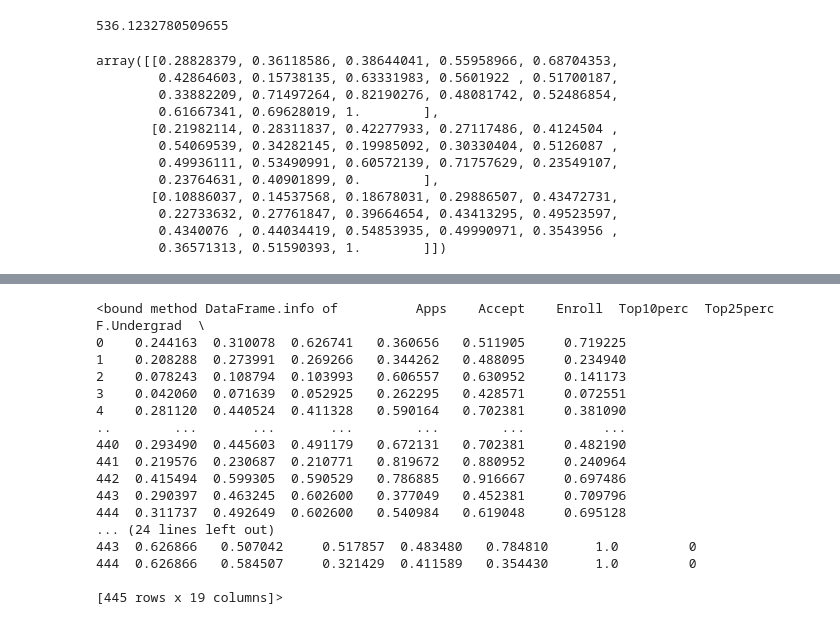
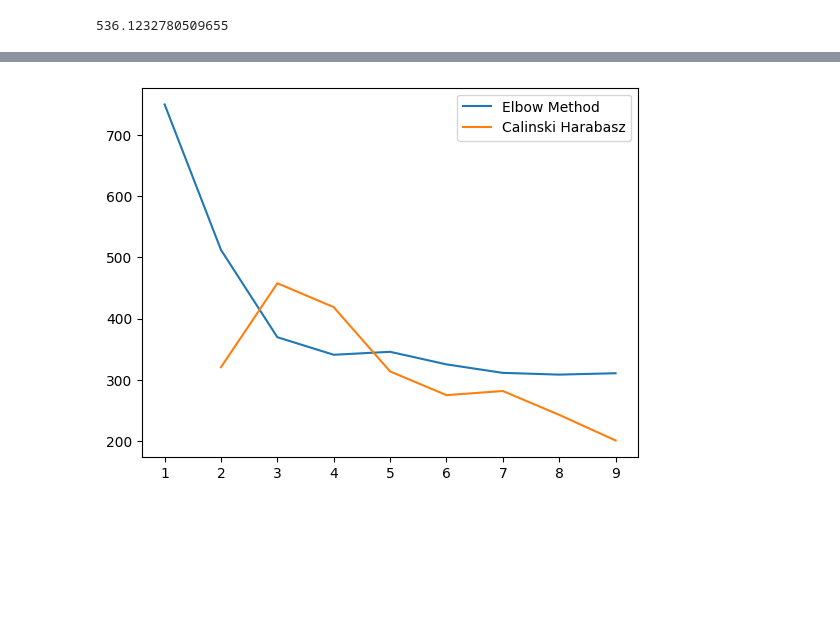
Before and after one commit to gabriel-ferreira-da-silva/K-mean, a Jupyter notebook: K_means_and_K_medoids.ipynb, the cells around one changed output, grey strips where cells are left out. Saved outputs shown, nothing was run; the diff lists cells and outputs as text; code cells hidden in the pictures; blank space fills up the shorter version.

```diff
--- a/K_means_and_K_medoids.ipynb
+++ b/K_means_and_K_medoids.ipynb
@@ -283,21 +315,6 @@ labels = kmeans_model.labels_
 metrics.calinski_harabasz_score(df_scale, labels)
 # %% [output]
 536.1232780509655
-# %%
-km.cluster_centers_
-# %% [output]
-array([[0.28828379, 0.36118586, 0.38644041, 0.55958966, 0.68704353,
-        0.42864603, 0.15738135, 0.63331983, 0.5601922 , 0.51700187,
-        0.33882209, 0.71497264, 0.82190276, 0.48081742, 0.52486854,
-        0.61667341, 0.69628019, 1.        ],
-       [0.21982114, 0.28311837, 0.42277933, 0.27117486, 0.4124504 ,
-        0.54069539, 0.34282145, 0.19985092, 0.30330404, 0.5126087 ,
-        0.49936111, 0.53490991, 0.60572139, 0.71757629, 0.23549107,
-        0.23764631, 0.40901899, 0.        ],
-       [0.10886037, 0.14537568, 0.18678031, 0.29886507, 0.43472731,
-        0.22733632, 0.27761847, 0.39664654, 0.43413295, 0.49523597,
-        0.4340076 , 0.44034419, 0.54853935, 0.49990971, 0.3543956 ,
-        0.36571313, 0.51590393, 1.        ]])
 # %%
 df_scale.describe()
 # %% [output]
@@ -310,23 +327,29 @@ df_scale.describe()
 | 50% | 0.141488 | 0.194066 | 0.242340 | 0.360656 | 0.511905 | 0.278418 | 0.168558 | 0.454153 | 0.443359 | ... |
 | 75% | 0.247410 | 0.331729 | 0.389044 | 0.524590 | 0.678571 | 0.440021 | 0.357374 | 0.595087 | 0.578125 | ... |
 | max | 1.000000 | 1.000000 | 1.000000 | 1.000000 | 1.000000 | 1.000000 | 1.000000 | 1.000000 | 1.000000 | ... |
-# %%
-df_scale.info
-# %% [output]
-<bound method DataFrame.info of          Apps    Accept    Enroll  Top10perc  Top25perc  F.Undergrad  \
-0    0.244163  0.310078  0.626741   0.360656   0.511905     0.719225
-1    0.208288  0.273991  0.269266   0.344262   0.488095     0.234940
-2    0.078243  0.108794  0.103993   0.606557   0.630952     0.141173
-3    0.042060  0.071639  0.052925   0.262295   0.428571     0.072551
-4    0.281120  0.440524  0.411328   0.590164   0.702381     0.381090
-..        ...       ...       ...        ...        ...          ...
-440  0.293490  0.445603  0.491179   0.672131   0.702381     0.482190
-441  0.219576  0.230687  0.210771   0.819672   0.880952     0.240964
-442  0.415494  0.599305  0.590529   0.786885   0.916667     0.697486
-443  0.290397  0.463245  0.602600   0.377049   0.452381     0.709796
-444  0.311737  0.492649  0.602600   0.540984   0.619048     0.695128
-... (24 lines left out)
-443  0.626866   0.507042     0.517857  0.483480   0.784810      1.0         0
-444  0.626866   0.584507     0.321429  0.411589   0.354430      1.0         0
-
-[445 rows x 19 columns]>
+# %%
+EM = []
+CH = []
+CH.append(None)
+DB = []
+DB.append(None)
+SI = []
+SI.append(None)
+for cluster in range(1,10):
+    kmeans = KMedoids(n_clusters = cluster, init='k-medoids++').fit(df_scale)
+    EM.append(kmeans.inertia_)
+
+    labels = kmeans.labels_
+    if cluster >1:
+      CH.append(metrics.calinski_harabasz_score(df_scale, labels))
+      DB.append(metrics.davies_bouldin_score(df_scale, labels))
+      SI.append(metrics.silhouette_score(df_scale, labels))
+# %%
+# converting the results into a dataframe and plotting them
+X = range(1,10)
+plt.plot(X, EM, label = 'Elbow Method')
+plt.plot(X, CH, label = 'Calinski Harabasz')
+plt.legend()
+plt.show()
+# %% [output]
+[figure, added]
```
Also changed, not shown: parts of 16 cells of this notebook.
